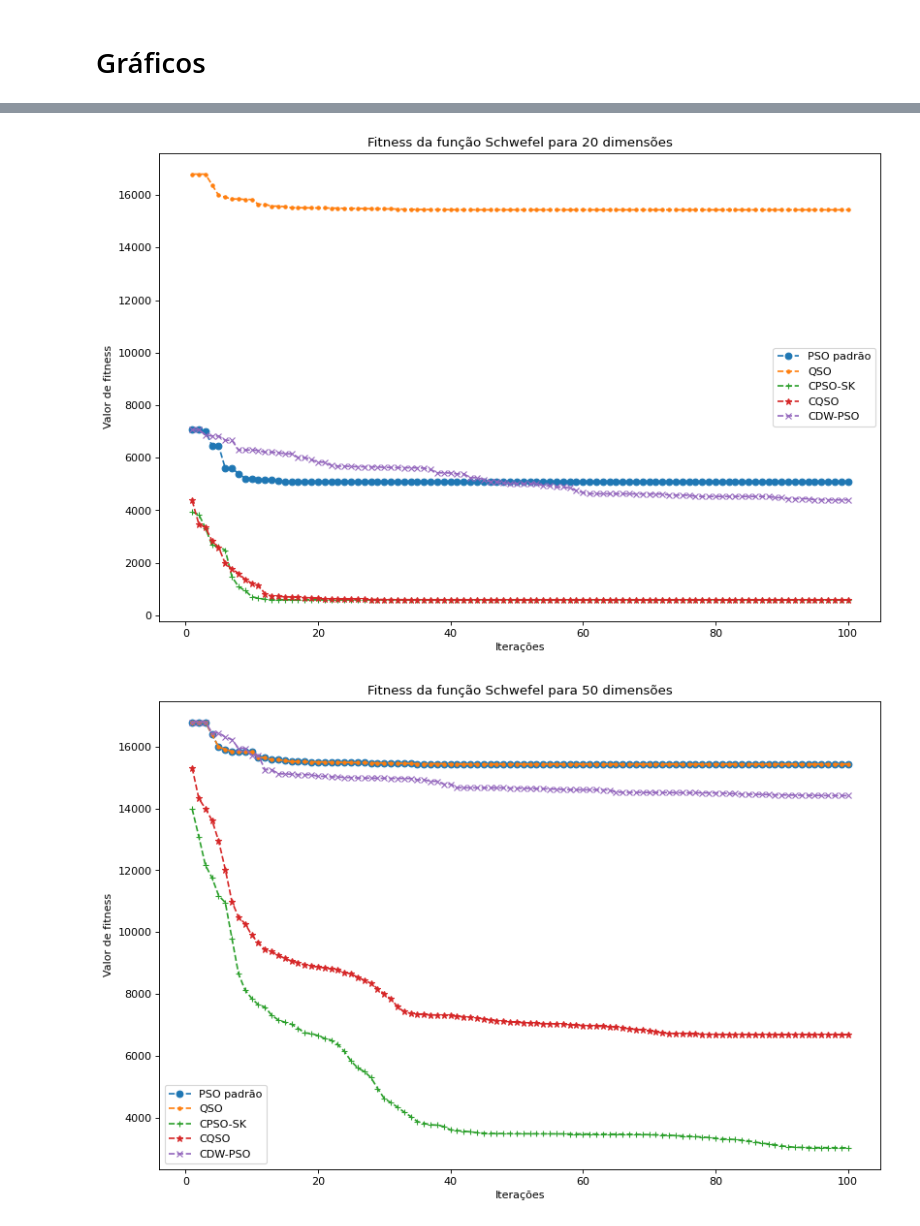
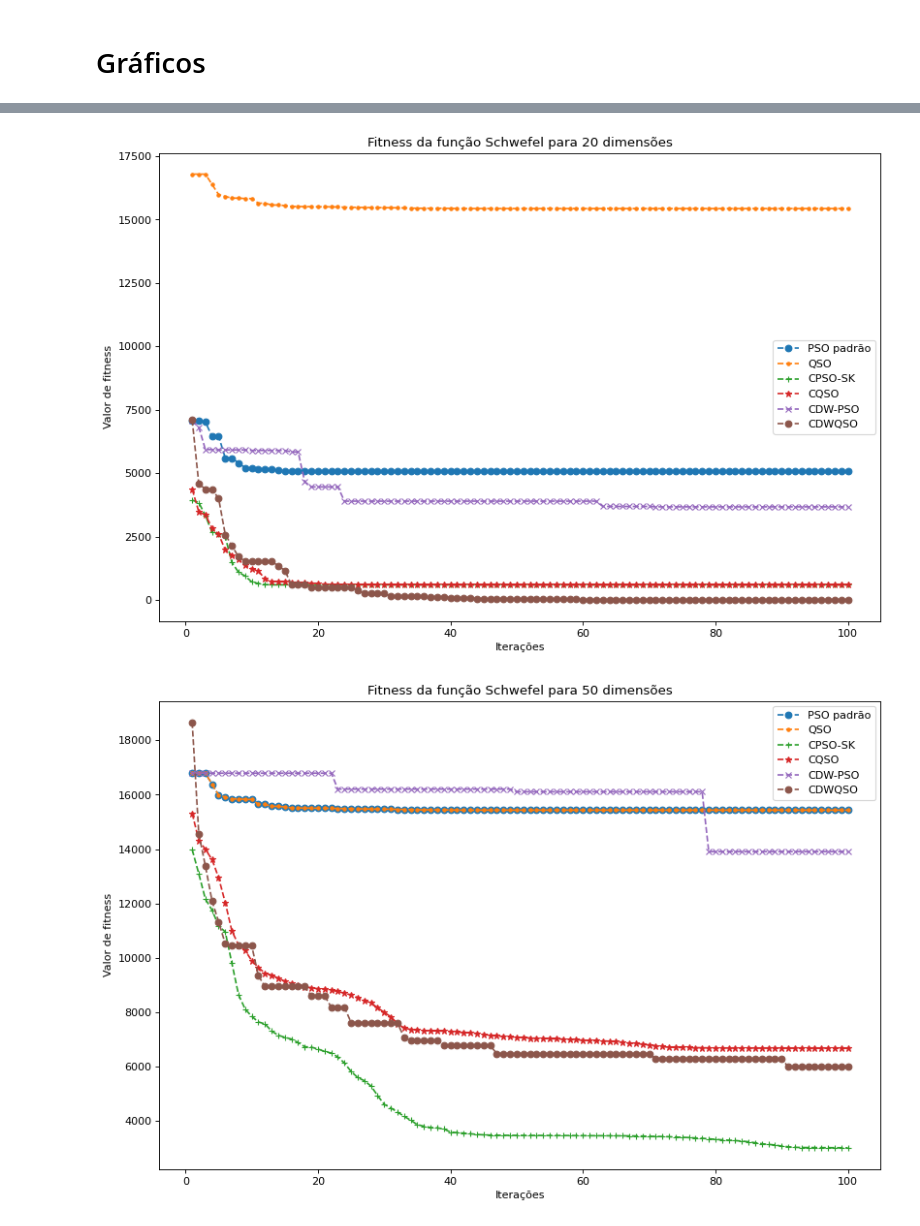
Before and after one commit to filipeclduarte/forecasting_dynamic_swarm_nn, a Jupyter notebook: CQSO.ipynb, the cells around one changed output, grey strips where cells are left out. Saved outputs shown, nothing was run; the diff lists cells and outputs as text; code cells hidden in the pictures.

```diff
--- a/CQSO.ipynb
+++ b/CQSO.ipynb
@@ -645,23 +645,24 @@ def CDWPSO(problem, dimension, var_min, var_max, n_iterations, n_particles,
         pbest_position[p] = np.copy(particle_position_vector[p])
 
     # Update velocity of each particle
+    u = np.mean(u_array)
     for p in range(n_particles):
       # Chaotic map
-      A = 0.125
+      A = 0.25
       w = A*np.sin(np.pi*w)
       new_velocity = (w * velocity_vector[p]) + \
       ((c1 * random.random()) * (pbest_position[p] - particle_position_vector[p])) + \
       ((c2 * random.random()) * (gbest_position - particle_position_vector[p]))
       # DW-PSO
       peta = random.uniform(0, 1)
-      u = np.mean(u_array)
       fitness_candidate = problem(particle_position_vector[p])
       psi_num = np.exp(fitness_candidate / u)
+      if psi_num == np.inf:
+        psi_num = 1.0
       psi_den = (1 + np.exp(-fitness_candidate / u))**iteration
       psi = psi_num / psi_den
       new_position = (particle_position_vector[p]*psi) + (new_velocity*(1-psi)) + \
       (peta*gbest_position*psi)
-      new_position = new_velocity + particle_position_vector[p]
       # Check if the positions is var_min<x<var_max
       for value in new_position:
         index = list(new_position).index(value)
@@ -705,10 +812,32 @@ for dim in dimensions:
+# %%
+np.random.seed(0)
+# Problem definition
+fitness_values = {"ackley": [ackley_func, -32, 32],
+                  "alpine": [alpine_func, 0, 10],
+                  "schwefel": [schwefel_func, -500, 500],
+                  "happycat": [happy_cat_func, -2, 2],
+                  "brown": [brown_func, 0, 10],
+                  "exponencial": [exponential_func, -1, 4]}
+dimensions = [10, 20, 50]
+
+cdwqso_dim_dic = {}
+for dim in dimensions:
+  cdwqso_func_dic = {}
+  for name, func in fitness_values.items():
+    kwargs = {"problem": func[0], "dimensions": dim, "var_min": func[1],
+              "var_max": func[2], "n_iterations": 100, "n_sub_swarms": 5,
+              "n_particles": 50, "w": random.uniform(0, 1), "c1": 2, "c2": 2, "neutral_p": 25,
+              "rcloud": 0.2, "show_iter": False}
+    result = CDWQSO(**kwargs)
+    cdwqso_func_dic[name] = result
+  cdwqso_dim_dic[dim] = cdwqso_func_dic
 # %% [markdown]
 # Gráficos
 # %%
 import matplotlib.pyplot as plt
 %matplotlib inline
 
-def run_plot(pso_dim_dic, qso_dim_dic, cpsosk_dim_dic, cqso_dim_dic, cdwpso_dim_dic, dim, func, size):
+def run_plot(pso_dim_dic, qso_dim_dic, cpsosk_dim_dic, cqso_dim_dic, cdwpso_dim_dic, cdwqso_dim_dic, dim, func, size):
   """ Make the fitness plot for each iteration """
   iterations = list(range(1,101))[:size]
   pso_results = pso_dim_dic[dim][func][:size]
@@ -716,6 +845,7 @@ def run_plot(pso_dim_dic, qso_dim_dic, cpsosk_dim_dic, cqso_dim_dic, cdwpso_dim_
   cpsosk_results = cpsosk_dim_dic[dim][func][:size]
   cqso_results = cqso_dim_dic[dim][func][:size]
   cdwpso_results = cdwpso_dim_dic[dim][func][:size]
+  cdwqso_results = cdwqso_dim_dic[dim][func][:size]
 
 
   plt.figure(num=None, figsize=(12, 8), dpi=80, facecolor='w', edgecolor='k')
@@ -724,13 +854,14 @@ def run_plot(pso_dim_dic, qso_dim_dic, cpsosk_dim_dic, cqso_dim_dic, cdwpso_dim_
   plt.plot(iterations, cpsosk_results, "+--", label="CPSO-SK")
   plt.plot(iterations, cqso_results, "*--", label="CQSO")
   plt.plot(iterations, cdwpso_results, "x--", label="CDW-PSO")
+  plt.plot(iterations, cdwqso_results, "o--", label="CDWQSO")
   plt.xlabel("Iterações")
   plt.ylabel("Valor de fitness")
   plt.title("Fitness da função %s para %s dimensões" % (func.title(), dim))
   plt.legend()
   plt.show()
 
-run_plot(pso_dim_dic, qso_dim_dic, cpsosk_dim_dic, cqso_dim_dic, cdwpso_dim_dic, 10, "ackley", 50)
-run_plot(pso_dim_dic, qso_dim_dic, cpsosk_dim_dic, cqso_dim_dic, cdwpso_dim_dic, 20, "ackley", 100)
-run_plot(pso_dim_dic, qso_dim_dic, cpsosk_dim_dic, cqso_dim_dic, cdwpso_dim_dic, 50, "ackley", 100)
+run_plot(pso_dim_dic, qso_dim_dic, cpsosk_dim_dic, cqso_dim_dic, cdwpso_dim_dic, cdwqso_dim_dic, 10, "ackley", 50)
+run_plot(pso_dim_dic, qso_dim_dic, cpsosk_dim_dic, cqso_dim_dic, cdwpso_dim_dic, cdwqso_dim_dic, 20, "ackley", 100)
+run_plot(pso_dim_dic, qso_dim_dic, cpsosk_dim_dic, cqso_dim_dic, cdwpso_dim_dic, cdwqso_dim_dic, 50, "ackley", 100)
 # %% [output]
@@ -740,6 +871,6 @@ run_plot(pso_dim_dic, qso_dim_dic, cpsosk_dim_dic, cqso_dim_dic, cdwpso_dim_dic,
 # %%
 # schwefel
-run_plot(pso_dim_dic, qso_dim_dic, cpsosk_dim_dic, cqso_dim_dic, cdwpso_dim_dic, 10, "schwefel", 50)
-run_plot(pso_dim_dic, qso_dim_dic, cpsosk_dim_dic, cqso_dim_dic, cdwpso_dim_dic, 20, "schwefel", 100)
-run_plot(pso_dim_dic, qso_dim_dic, cpsosk_dim_dic, cqso_dim_dic, cdwpso_dim_dic, 50, "schwefel", 100)
+run_plot(pso_dim_dic, qso_dim_dic, cpsosk_dim_dic, cqso_dim_dic, cdwpso_dim_dic, cdwqso_dim_dic, 10, "schwefel", 50)
+run_plot(pso_dim_dic, qso_dim_dic, cpsosk_dim_dic, cqso_dim_dic, cdwpso_dim_dic, cdwqso_dim_dic, 20, "schwefel", 100)
+run_plot(pso_dim_dic, qso_dim_dic, cpsosk_dim_dic, cqso_dim_dic, cdwpso_dim_dic, cdwqso_dim_dic, 50, "schwefel", 100)
 # %% [output]
@@ -747,4 +878,4 @@ run_plot(pso_dim_dic, qso_dim_dic, cpsosk_dim_dic, cqso_dim_dic, cdwpso_dim_dic,
-[figure, old version]
+[figure, new version]
-[figure, old version]
+[figure, new version]
 # %%
 # alpine
```
Also changed, not shown: parts of 8 cells of this notebook.
